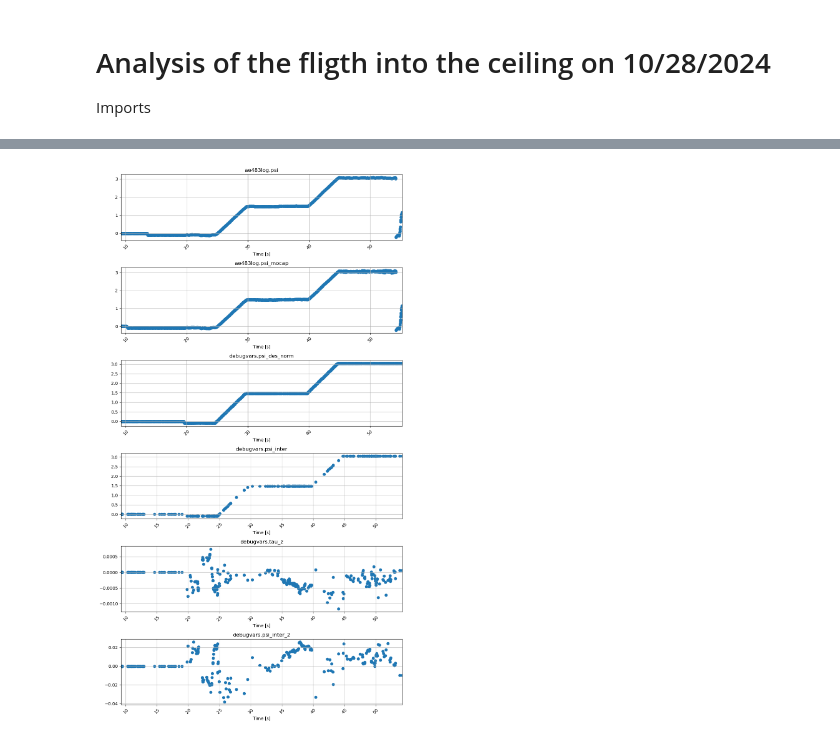
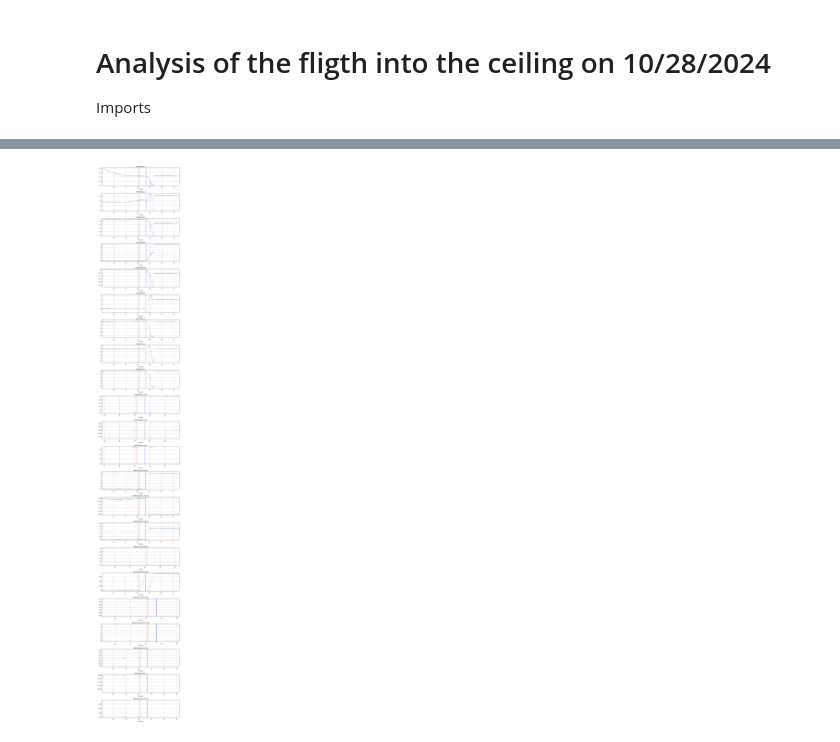
Before and after one commit to danthoney123/AE483FinalProject, a Jupyter notebook: crazyflie-client/testing/flight_analysis.ipynb, the cells around one changed output, grey strips where cells are left out. Saved outputs shown, nothing was run; the diff lists cells and outputs as text; code cells hidden in the pictures.

```diff
--- a/crazyflie-client/testing/flight_analysis.ipynb
+++ b/crazyflie-client/testing/flight_analysis.ipynb
@@ -56,6 +56,17 @@ def plot_drone_data(file_path, plot_keys, start_trim=0, end_trim=0):
     if num_plots == 1:
         axes = [axes]
 
+    set_motors_data = drone_data.get("extravars.set_motors", {})
+    transition_time_indices = []
+    if set_motors_data:
+        motors_time = set_motors_data.get("time", [])
+        motors_data = set_motors_data.get("data", [])
+
+        # Find the last 1 and the first 0 after it
+        for i in range(len(motors_data) - 1):
+            if motors_data[i] == 1 and motors_data[i + 1] == 0:
+                transition_time_indices.append((motors_time[i], motors_time[i + 1]))
+
     # Iterate over each key in the filtered drone data and create a subplot
     for idx, (key, value) in enumerate(filtered_data.items()):
         time_data = value.get("time", [])
@@ -72,7 +83,13 @@ def plot_drone_data(file_path, plot_keys, start_trim=0, end_trim=0):
 
         # Plot the trimmed time vs. data for each key
         # axes[idx].plot(trimmed_time_data, np.rad2deg(trimmed_y_data))
-        axes[idx].scatter(trimmed_time_data, trimmed_y_data)
+        axes[idx].scatter(trimmed_time_data, trimmed_y_data, s=2)
+
+        for t1, t2 in transition_time_indices:
+            if t1 >= trimmed_time_data[0] and t1 <= trimmed_time_data[-1]:
+                axes[idx].axvline(x=t1, color='r', linestyle='--', label='Last 1')
+            if t2 >= trimmed_time_data[0] and t2 <= trimmed_time_data[-1]:
+                axes[idx].axvline(x=t2, color='b', linestyle='--', label='First 0')
 
         # Set title and labels
         axes[idx].set_title(key)
@@ -99,19 +116,35 @@ def plot_drone_data(file_path, plot_keys, start_trim=0, end_trim=0):
 # #              "ae483log.m_1"]
 
 # plot_drone_data('hardware.json', plot_keys, start_trim=0, end_trim=1)
-# %%
-plot_keys = [
-"ae483log.psi",
-"debugvars.tau_z",
-"debugvars.psi_des_norm",
-'debugvars.psi_inter',
-'debugvars.psi_inter_2',
-'ae483log.psi_mocap'
-             ]
-
-plot_drone_data('hardware_data.json', plot_keys, start_trim=0.0, end_trim=00.0)
-# %% [output]
-[figure, removed]
+# %%
+plot_keys = [
+"ae483log.p_x",
+"ae483log.p_y",
+"ae483log.p_z",
+"ae483log.psi",
+"ae483log.theta",
+"ae483log.phi",
+"ae483log.v_x",
+"ae483log.v_y",
+"ae483log.v_z",
+"ae483log.p_x_des",
+"ae483log.p_y_des",
+"ae483log.p_z_des",
+"ae483log.psi_mocap",
+"ae483log.theta_mocap",
+"ae483log.phi_mocap",
+"extravars.set_motors",
+"extravars.current_obs",
+"debugvars.psi_des_norm",
+"debugvars.psi_inter",
+"debugvars.tau_z",
+"debugvars.psi_inter_2",
+'extravars.mocap_age'
+             ]
+
+plot_drone_data('hardware_data.json', plot_keys, start_trim=35.0, end_trim=4.0)
+# %% [output]
+[figure, added]
 # %%
 def plot_drone_data_ontop(file_path, plot_keys, start_trim=0, end_trim=0):
     # Load the JSON data from the file
```
Also changed, not shown: parts of 4 cells of this notebook, 3 other files.
